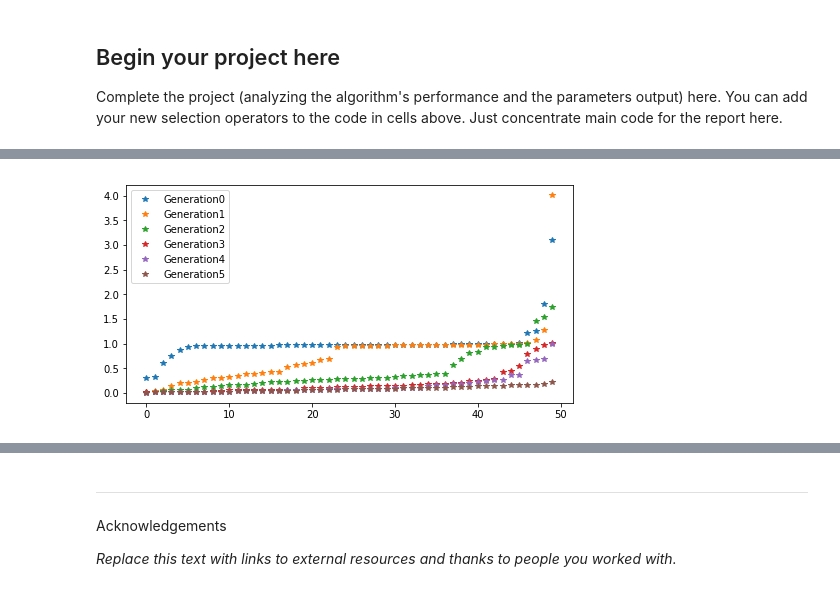
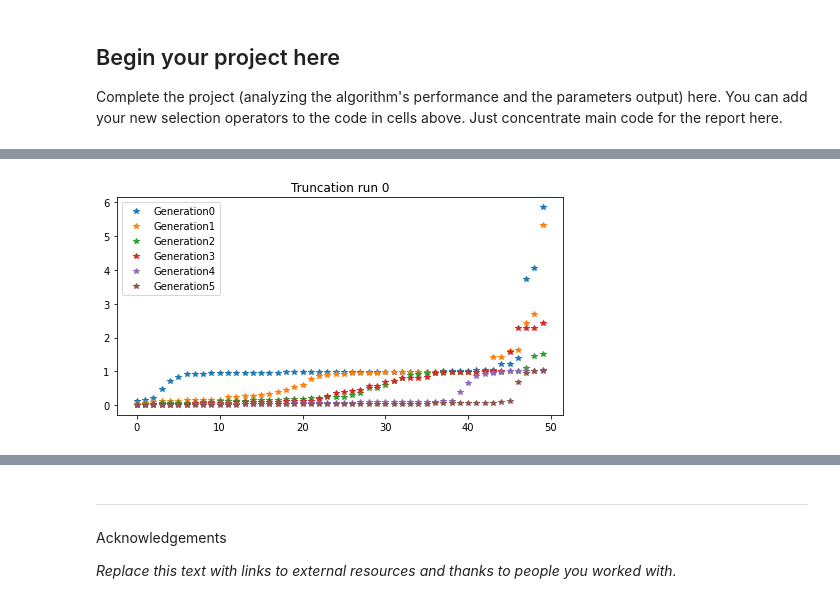
Before and after one commit to hmhwan21/cs341projects, a Jupyter notebook: proj4/Project4.ipynb, the cells around one changed output, grey strips where cells are left out. Drawn from its saved outputs; the diff is of its cells as text; code cells hidden in the pictures.

```diff
--- a/proj4/Project4.ipynb
+++ b/proj4/Project4.ipynb
@@ -470,6 +482,25 @@ Generation  5  has a mean cost of  0.8318907952379123
 # a GA with tournament selection (tournament size = 2), an elite count of 1, 10 parents, 50 children, and a mutation scale of 0.05
 # a GA with linear ranking selection, an elite count of 1, 8 parents, 40 children, and a mutation fraction of 0.05
 # Report your results in a concise, but informative manner. You will want to identify trends. To do this, quantify the performance of the algorithm. For example, determine the mean population cost from generation to generation.
+vs = 0.76
+vm = 0.65
+Km = 0.5
+ks = 0.38
+vd = 0.95
+k1 = 1.9
+k2 = 1.3
+KI = 1
+Kd = 0.2
+n = 4
+K1 = 2
+K2 = 2
+K3 = 2
+K4 = 2
+V1 = 3.2
+V2 = 1.58
+V3 = 5
+V4 = 2.5
+params = (vs, vm , Km, ks, vd, k1, k2, KI, Kd, n, K1, K2, K3, K4, V1, V2, V3, V4)
 lb = np.zeros((18,));
 ub = np.zeros((18,));
 lb[0] = 0;   ub[0] = 1;# vs = 0.76;
@@ -492,25 +523,29 @@ lb[16] = 0;  ub[16] = 5;# V3 = 5;
 lb[17] = 0;  ub[17] = 5;# V4 = 2.5;
 #save each mean population cost and compare at end
 #meanPopulationCost = np.zeros((3,))
-
+print("\nTruncation Simulation\n")
 #Truncation Selection, elite count = 1, 10 parents, 50 children, mutation 0.05
 settings = GASettings(numParents=10, numChildren=50)
 settings.numGenerations = 5 #for all
 settings.eliteCount = 1
 settings.selection = 'truncation'
 settings.mutation = 0.05
+meanList = []
+for x in range(5):
+    print('Run %d:\n', x + 1)
+    (params, cost, all_params, all_costs) = GA(gol95_cost, lb, ub, settings)
+    # print("Cost: ", cost)
+    # print("All Costs: ", all_costs)
+    # meanPopulationCost[0] = np.mean(all_costs)
+    plt.figure( figsize=(8,4) )
+    legs = []
+    for i in range(len(all_costs)):
+        plt.plot( np.arange(all_costs[i].size), all_costs[i], '*' )
+        legs.append( "Generation" + str(i) )
+    plt.title("Truncation run " + str(x))
+    plt.legend( legs );
 
-(params, cost, all_params, all_costs) = GA(gol95_cost, lb, ub, settings)
-# print("Cost: ", cost)
-# print("All Costs: ", all_costs)
-# meanPopulationCost[0] = np.mean(all_costs)
-plt.figure( figsize=(8,4) )
-legs = []
-for i in range(len(all_costs)):
-    plt.plot( np.arange(all_costs[i].size), all_costs[i], '*' )
-    legs.append( "Generation" + str(i) )
-plt.legend( legs );
-
+print("\nTournament Simulation\n")
 #Tournament Selection: elite count = 1, 10 parents, 50 children, mutation 0.05, tournamentSize 2
 settings = GASettings(numParents=10, numChildren=50)
 settings.numGenerations = 5 #for all
@@ -518,25 +553,38 @@ settings.eliteCount = 1
 settings.selection = 'tournament'
 settings.mutation = 0.05
 settings.tournamentSize = 2
+for x in range(5):
+    print('Run %d:\n', x + 1)
+    (params, cost, all_params, all_costs) = GA(gol95_cost, lb, ub, settings)
+    # meanPopulationCost[1] = np.mean(all_costs)
+    plt.figure( figsize=(8,4) )
+    legs = []
+    for i in range(len(all_costs)):
+        plt.plot( np.arange(all_costs[i].size), all_costs[i], '*' )
+        legs.append( "Generation" + str(i) )
+    plt.title("Tournament run " + str(x))
+    plt.legend( legs );
 
-(params, cost, all_params, all_costs) = GA(gol95_cost, lb, ub, settings)
-# meanPopulationCost[1] = np.mean(all_costs)
-plt.figure( figsize=(8,4) )
-legs = []
-for i in range(len(all_costs)):
-    plt.plot( np.arange(all_costs[i].size), all_costs[i], '*' )
-    legs.append( "Generation" + str(i) )
-plt.legend( legs );
+print("\nLinear Rank Simulation\n")
+#Linear Ranking Selection: elite count = 1, 8 parents, 40 children, mutation 0.05,
+settings = GASettings(numParents=8, numChildren=40)
+settings.numGenerations = 5 #for all
+settings.eliteCount = 1
+settings.selection = 'linearRanking'
+settings.mutation = 0.05
 
-#Linear Ranking Selection: elite count = 1, 8 parents, 40 children, mutation 0.05,
-(params, cost, all_params, all_costs) = GA(gol95_cost, lb, ub, settings)
-# meanPopulationCost[2] = np.mean(all_costs)
-plt.figure( figsize=(8,4) )
-legs = []
-for i in range(len(all_costs)):
-    plt.plot( np.arange(all_costs[i].size), all_costs[i], '*' )
-    legs.append( "Generation" + str(i) )
-plt.legend( legs );
+for x in range(5):
+    print('Run %d:\n', x + 1)
+    (params, cost, all_params, all_costs) = GA(gol95_cost, lb, ub, settings)
+    # meanPopulationCost[2] = np.mean(all_costs)
+    plt.figure( figsize=(8,4) )
+    legs = []
+    for i in range(len(all_costs)):
+        plt.plot( np.arange(all_costs[i].size), all_costs[i], '*' )
+        legs.append( "Generation" + str(i) )
+    plt.title("Linear Ranking run " + str(x))
+    plt.legend( legs );
+
 
 #print("Mean Population Cost: ", meanPopulationCost)
 # %% [output]
@@ -560 +608 @@ Generation  5  has a mean cost of  1.0355662617077737
-[figure, old version]
+[figure, new version]
```
Also changed, not shown: parts of 15 cells of this notebook.
